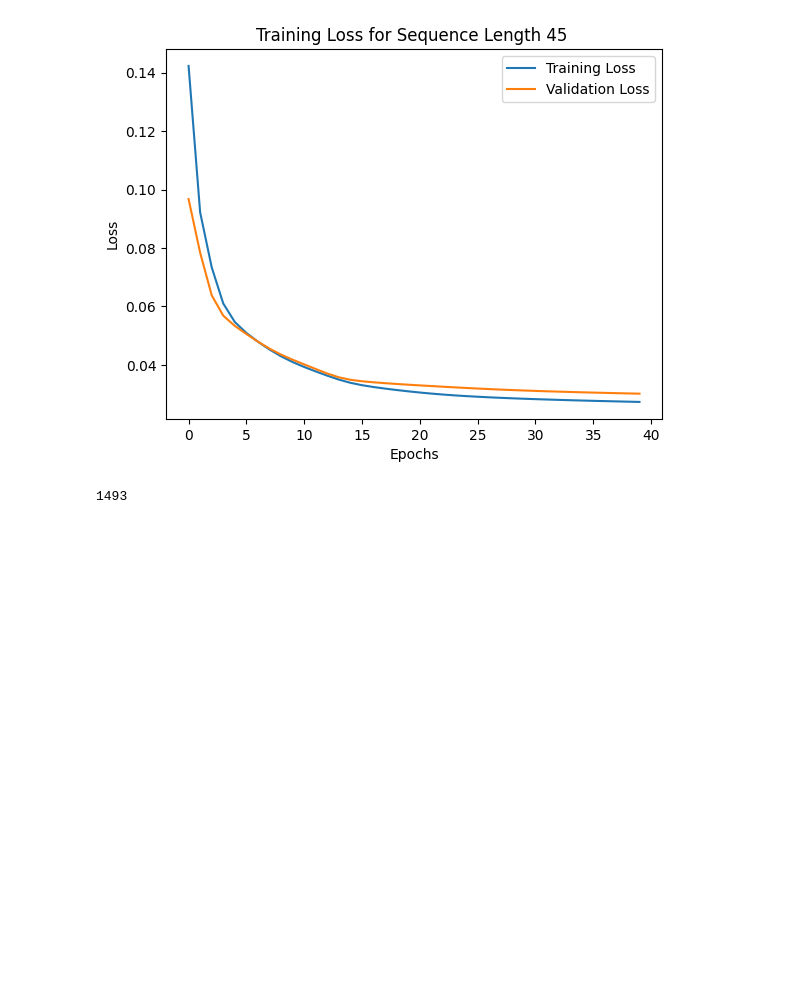
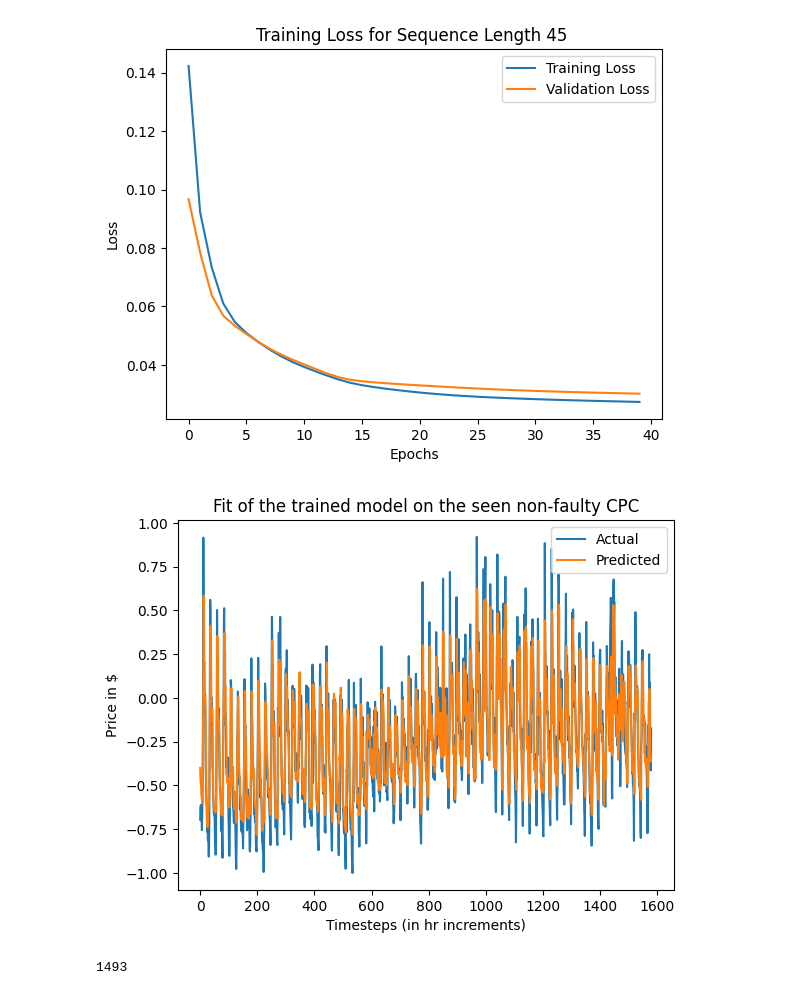
Before and after one commit to lewisevans38/Suez-Time-Series-Anomaly-Detection-, a Jupyter notebook: RNNonNAB_cpc.ipynb, the cells around one changed output. Drawn from its saved outputs; the diff is of its cells as text; code cells hidden in the pictures; blank space fills up the shorter version.

```diff
--- a/RNNonNAB_cpc.ipynb
+++ b/RNNonNAB_cpc.ipynb
@@ -234,6 +234,20 @@ plt.legend()
 plt.show()
 # %% [output]
 [figure]
+# %%
+pred1 = []
+with torch.no_grad():
+  pred1 = model(torch.tensor(df_train).float()).reshape(len(df_train)).numpy()
+# %%
+plt.plot(df_target, label = 'Actual')
+plt.plot(pred1, label ='Predicted')
+plt.xlabel("Timesteps (in hr increments)")
+plt.ylabel("Price in $")
+plt.title("Fit of the trained model on the seen non-faulty CPC")
+plt.legend()
+plt.show()
+# %% [output]
+[figure, added]
 # %%
 ##Now testing on anomalous datasets
 
```
